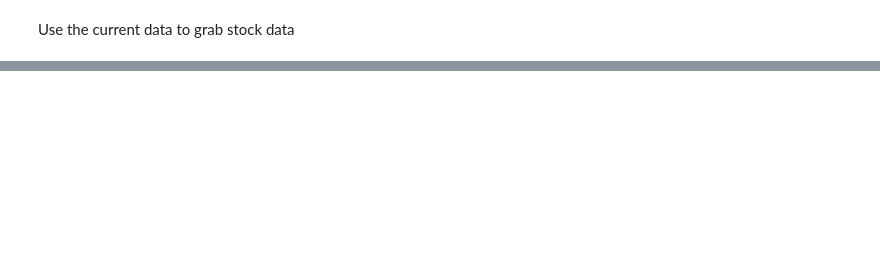
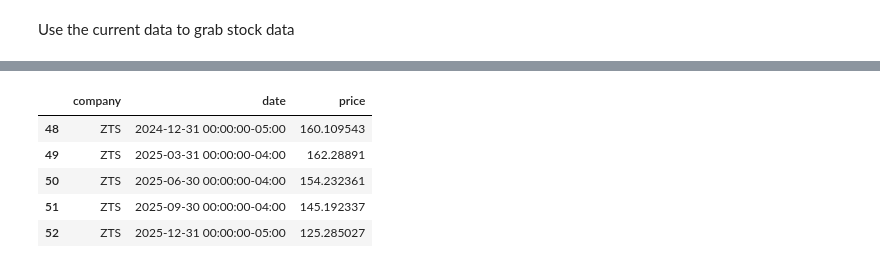
Before and after one commit to NateM024/inventory-analysis, a Jupyter notebook: capstone.ipynb, the cells around one changed output, grey strips where cells are left out. Saved outputs shown, nothing was run; the diff lists cells and outputs as text; code cells hidden in the pictures; blank space fills up the shorter version.

```diff
--- a/capstone.ipynb
+++ b/capstone.ipynb
@@ -216,0 +245,9 @@ NameError: name 'pd' is not defined
+# %%
+stocks_data.tail()
+# %% [output]
+|  | company | date | price |
+| 48 | ZTS | 2024-12-31 00:00:00-05:00 | 160.109543 |
+| 49 | ZTS | 2025-03-31 00:00:00-04:00 | 162.28891 |
+| 50 | ZTS | 2025-06-30 00:00:00-04:00 | 154.232361 |
+| 51 | ZTS | 2025-09-30 00:00:00-04:00 | 145.192337 |
+| 52 | ZTS | 2025-12-31 00:00:00-05:00 | 125.285027 |
```
Also changed, not shown: parts of 23 cells of this notebook, 2 other files.
